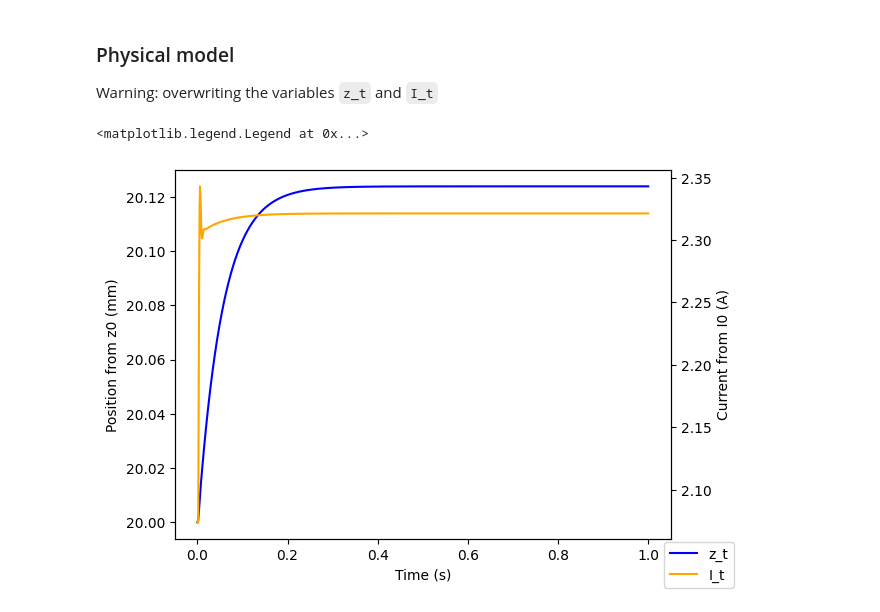
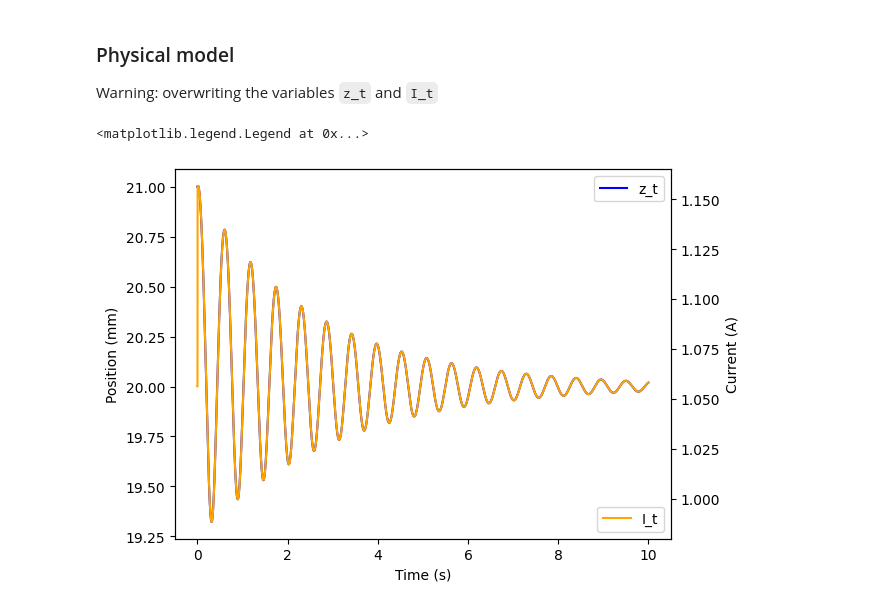
Before and after one commit to JohnnyMaBoi/Magnetic-Levitation, a Jupyter notebook: linearized_model_01.ipynb, the cells around one changed output. Cells and saved outputs as stored; diff of their text form; code cells hidden in the pictures.

Commit message:
finish equations and start controller design

```diff
--- a/linearized_model_01.ipynb
+++ b/linearized_model_01.ipynb
@@ -19,7 +19,7 @@ magnet_dipole = 0.44 * units.amp * units.meter ** 2
 z_space = np.linspace(0 * units.mm, 100 * units.mm, 1000)
 m = 9 * units.gram
 g = 1 * units.standard_gravity
-res = 0.1 * units.ohm
+res = 0.001 * units.ohm
 Fg = m * g
 # %% [markdown]
 ### B field equations
@@ -45,6 +46,14 @@ class AccurateModel:
         for idx, z_val in enumerate(z):
             F_z_axis[idx] = cls.get_F_z_axis(z_val, I)
         return F_z_axis
+    @classmethod
+    def get_lorenz_force(cls, z, dzdt):
+        Fl = N * -9 * mu_0 ** 2 * magnet_dipole ** 2 * R ** 4 * z ** 2 * dzdt / (4 * res * (R ** 2 + z ** 2) ** 5)
+        return Fl
+    @classmethod
+    def get_gravity_force(cls):
+        Fg = m * g
+        return Fg
 
 class ShortSolenoidModel:
     @classmethod
@@ -118,12 +140,11 @@ NameError: name 'I' is not defined
 # %%
 # numeric solution
-b = N * -9 * mu_0 ** 2 * magnet_dipole ** 2 * R ** 4 * z0 ** 2 / (4 * res * (R ** 2 + z0 ** 2) ** 5)
-Fm0 = Fm_at_z0_given_original_I / I
-a = slope * I0 / I
 
-ts = np.linspace(0 * units.second, 5 * units.second, 1000)
+ts = np.linspace(0 * units.second, 2 * units.second, 1000)
 dt = np.mean(np.diff(ts))
 z_t = np.zeros(np.size(ts)) * units.mm
+dzdt = np.zeros(np.size(ts)) * units.mm / units.s
+d2zdt2 = np.zeros(np.size(ts)) * units.mm / units.s ** 2
 I_t = np.zeros(np.size(ts)) * units.amp
 dzdt0 = 0 * units.mm / units.s
 for n, t in enumerate(ts, start = -1):
@@ -154,44 +225,44 @@ fig.legend(loc = "lower right")
 ### Physical model
 Warning: overwriting the variables `z_t` and `I_t`
 # %%
-ts = np.linspace(0 * units.second, 1 * units.second, 1000)
+ts = np.linspace(0 * units.second, 10 * units.second, 10000)
 dt = np.mean(np.diff(ts))
 z_t =    np.zeros(np.size(ts)) * units.mm
 dzdt =   np.zeros(np.size(ts)) * units.mm / units.s
 d2zdt2 = np.zeros(np.size(ts)) * units.mm / units.s ** 2
 I_t = np.zeros(np.size(ts)) * units.amp
 dzdt0 = 0 * units.mm / units.s
 for n, t in enumerate(ts, start = 0):
     if n == 0:
-        z_t[n] = z0
+        z_t[n] = z0 + 1 * units.mm
         I_t[n] = I0
     elif n == 1:
         z_t[n] = z_t[0] + dzdt0 * dt
         I_t[n] = I0
     elif abs(z_t[n]) > 100 * units.mm:
         break
     else:
-        I_t[n] = I0 + 2 * units.amp / units.mm * (z_t[n - 1] - z0) + 0.1 * units.amp / units.mm * units.second * dzdt[n - 1]
-        Fm = -3 * mu_0 * R ** 2 * N * I_t[n - 1] * z_t[n - 1] / (2 * (R ** 2 + z_t[n - 1] ** 2) ** (5 / 2)) * magnet_dipole
-        Fl = N * -9 * mu_0 ** 2 * magnet_dipole ** 2 * R ** 4 * z_t[n - 1] ** 2 * dzdt[n - 1] / (4 * res * (R ** 2 + z_t[n - 1] ** 2) ** 5)
-        Fg = m * g
-        # print(f"{Fm.to(units.N) = }")
-        # print(f"{Fl.to(units.N) = }")
-        # print(f"{Fg.to(units.N) = }")
-        # break
+        # controller
+        # I_t[n] = I0 + 1 * units.amp / units.mm * (z_t[n - 1] - z0)# + 0.1 * units.amp / units.mm * units.second * dzdt[n - 1]
+        I_t[n] = I0 + 0.1 * units.amp / units.mm * (z_t[n - 1] - z0)
+        # force equations
+        Fm = AccurateModel.get_F_z_axis(z_t[n - 1], I_t[n - 1])
+        Fl = AccurateModel.get_lorenz_force(z_t[n - 1], dzdt[n - 1])
+        Fg = AccurateModel.get_gravity_force()
         Fnet = Fm + Fl + Fg
         d2zdt2[n] = Fnet / m
         dzdt[n] = dzdt[n - 1] + d2zdt2[n] * dt
         z_t[n] = z_t[n - 1] + dzdt[n] * dt
 
 fig, ax1 = plt.subplots()
 ax2 = ax1.twinx()
 ax1.plot(ts, z_t.to(units.mm), color = "blue", label = "z_t")
 ax2.plot(ts, I_t.to(units.amp), color = "orange", label = "I_t")
 ax1.set_xlabel("Time (s)")
-ax1.set_ylabel("Position from z0 (mm)")
-ax2.set_ylabel("Current from I0 (A)")
-fig.legend(loc = "lower right")
+ax1.set_ylabel("Position (mm)")
+ax2.set_ylabel("Current (A)")
+ax1.legend(loc = "upper right")
+ax2.legend(loc = "lower right")
 # %% [output]
 <matplotlib.legend.Legend at 0x...>
-[figure, old version]
+[figure, new version]
```
Also changed, not shown: parts of 9 cells of this notebook, 1 other file.
